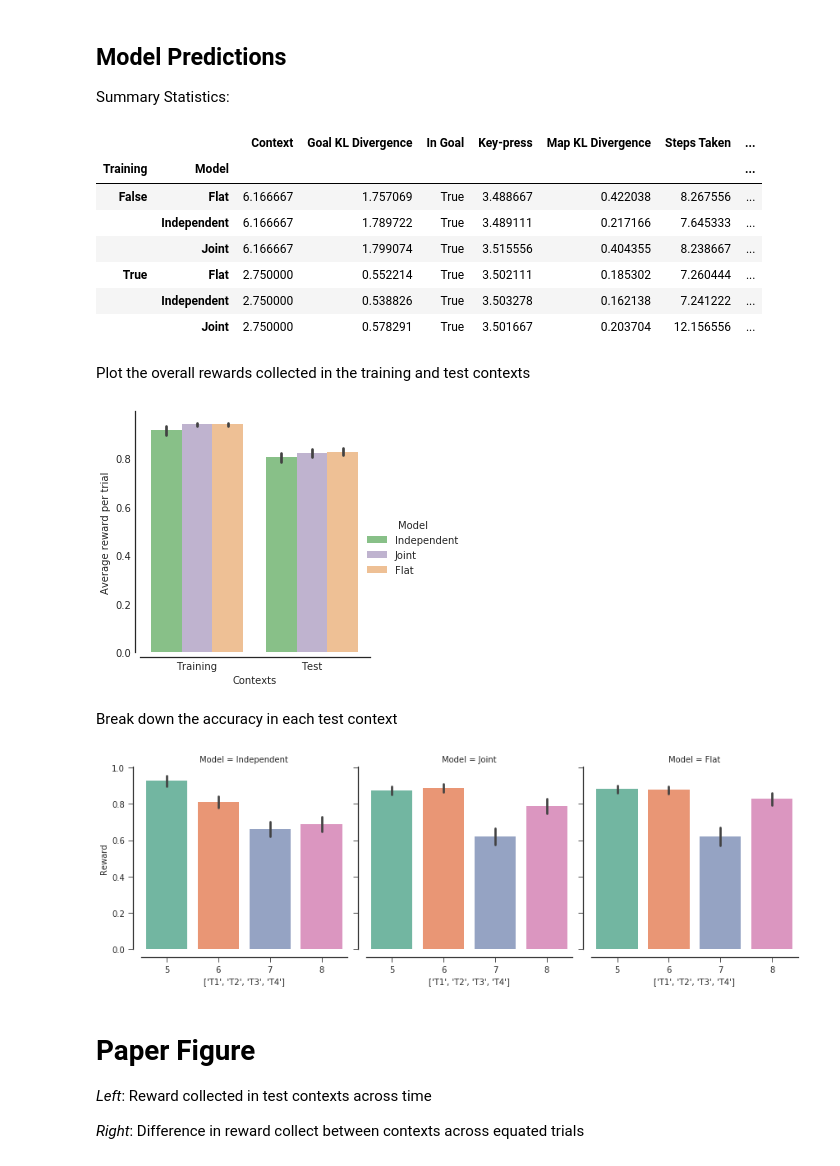
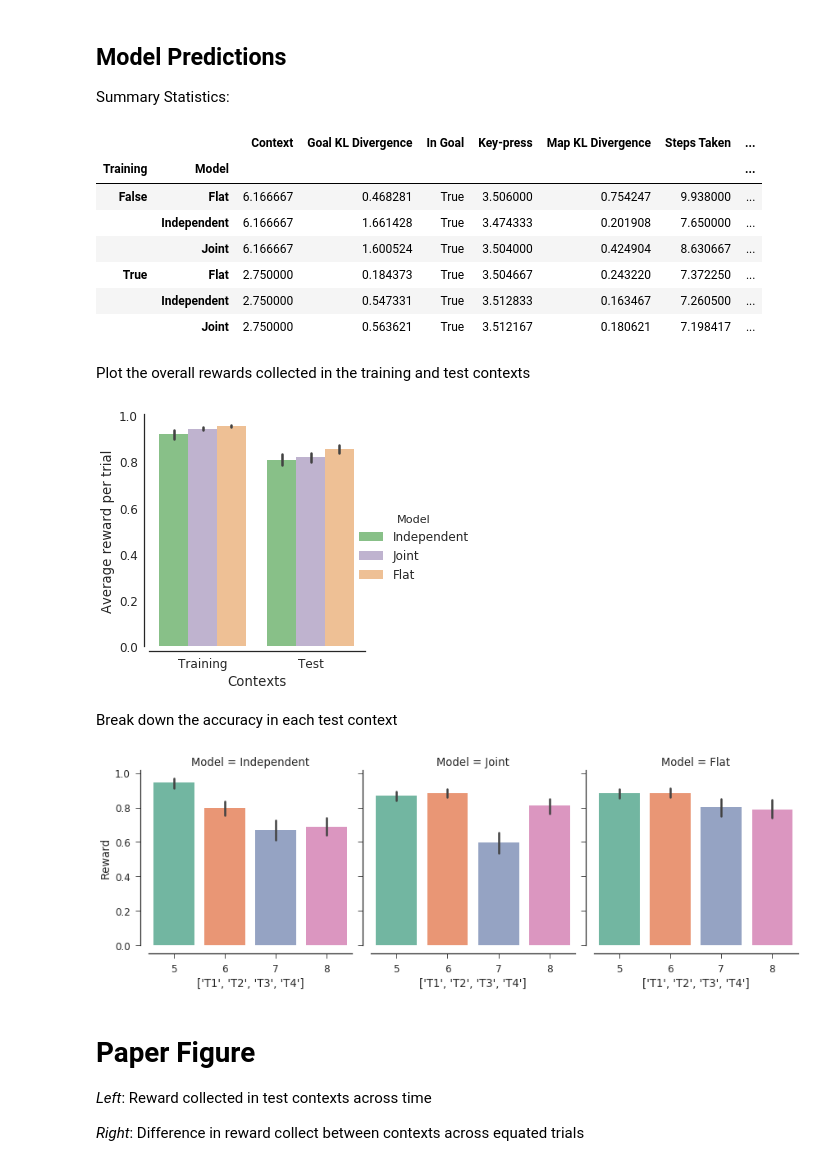
Before and after one commit to nicktfranklin/GeneralizingToGeneralize, a Jupyter notebook: Experiment 1 - Generative Modeling.ipynb, the cells around one changed output. Saved outputs shown, nothing was run; the diff lists cells and outputs as text; code cells hidden in the pictures.

Commit message:
updated with Experiment 2

```diff
--- a/Experiment 1 - Generative Modeling.ipynb
+++ b/Experiment 1 - Generative Modeling.ipynb
@@ -13,8 +13,9 @@ import seaborn as sns
 from models.grid_world import Experiment
 from models.agents import IndependentClusterAgent, JointClusteringAgent, FlatAgent
 from models.experiment_designs.experiment1 import gen_task_param
+sns.set_context('paper', font_scale=1.5)
 # %%
-n_sims = 150
+n_sims = 115
 
 # alpha is sample from the distribution
 # log(alpha) ~ N(alpha_mu, alpha_scale)
@@ -35,15 +36,17 @@ list_tasks = [gen_task_param() for _ in range(n_sims)]
 list_alpha = [np.exp(scipy.random.normal(loc=alpha_mu, scale=alpha_scale))
               for _ in range(n_sims)]
 
-def sim_agent(AgentClass, name='None'):
+def sim_agent(AgentClass, name='None',flat=False):
     results = []
     for ii, (task_args, task_kwargs) in tqdm(enumerate(list_tasks), total=len(list_tasks)):
-        alpha = list_alpha[ii]
 
-        agent = AgentClass(
-            Experiment(*task_args, **task_kwargs),
-            alpha=alpha, inv_temp=inv_temp,
-            goal_prior=goal_prior)
+        if not flat:
+            agent_kwargs = dict(alpha=list_alpha[ii], inv_temp=inv_temp,
+                                goal_prior=goal_prior)
+        else:
+            agent_kwargs = dict(inv_temp=inv_temp, goal_prior=goal_prior)
+
+        agent = AgentClass(Experiment(*task_args, **task_kwargs), **agent_kwargs)
 
         _res = agent.generate(evaluate=evaluate, prunning_threshold=prunning_threshold)
         _res[u'Model'] = name
@@ -53,7 +56,7 @@ def sim_agent(AgentClass, name='None'):
 # %%
 results_ic = sim_agent(IndependentClusterAgent, name='Independent')
 results_jc = sim_agent(JointClusteringAgent, name='Joint')
-results_fl = sim_agent(JointClusteringAgent, name='Flat')
+results_fl = sim_agent(FlatAgent, name='Flat', flat=True)
 results = pd.concat([results_ic, results_jc, results_fl])
 # %% [output]
 Failed to display Jupyter Widget of type HBox.
@@ -75,12 +78,12 @@ results[results['In Goal']].groupby(['Training', 'Model']).mean()
 # %% [output]
 |  |  | Context | Goal KL Divergence | In Goal | Key-press | Map KL Divergence | Steps Taken | ... |
 | Training | Model |  |  |  |  |  |  | ... |
-| False | Flat | 6.166667 | 1.757069 | True | 3.488667 | 0.422038 | 8.267556 | ... |
-|  | Independent | 6.166667 | 1.789722 | True | 3.489111 | 0.217166 | 7.645333 | ... |
-|  | Joint | 6.166667 | 1.799074 | True | 3.515556 | 0.404355 | 8.238667 | ... |
-| True | Flat | 2.750000 | 0.552214 | True | 3.502111 | 0.185302 | 7.260444 | ... |
-|  | Independent | 2.750000 | 0.538826 | True | 3.503278 | 0.162138 | 7.241222 | ... |
-|  | Joint | 2.750000 | 0.578291 | True | 3.501667 | 0.203704 | 12.156556 | ... |
+| False | Flat | 6.166667 | 0.468281 | True | 3.506000 | 0.754247 | 9.938000 | ... |
+|  | Independent | 6.166667 | 1.661428 | True | 3.474333 | 0.201908 | 7.650000 | ... |
+|  | Joint | 6.166667 | 1.600524 | True | 3.504000 | 0.424904 | 8.630667 | ... |
+| True | Flat | 2.750000 | 0.184373 | True | 3.504667 | 0.243220 | 7.372250 | ... |
+|  | Independent | 2.750000 | 0.547331 | True | 3.512833 | 0.163467 | 7.260500 | ... |
+|  | Joint | 2.750000 | 0.563621 | True | 3.512167 | 0.180621 | 7.198417 | ... |
 # %% [markdown]
 Plot the overall rewards collected in the training and test contexts
 # %%
@@ -97,17 +100,17 @@ with sns.axes_style('white'):
     ax = g.axes[0][0]
     ax.set_ylabel('Average reward per trial')
 # %% [output]
-[figure, old version]
+[figure, new version]
 # %% [markdown]
 Break down the accuracy in each test context
 # %%
 with sns.axes_style('ticks'):
     g = sns.factorplot(x='Context', y='Reward', data=in_goal[in_goal['Contexts'] == 'Test'],
                    kind='bar', palette='Set2', col='Model', units='Iteration')
-    g.set_xlabels(['T1', 'T2', 'T3', 'T4'])
+    g.set_xticklabels(['T1', 'T2', 'T3', 'T4'])
     sns.despine(offset=10)
 # %% [output]
-[figure, old version]
+[figure, new version]
 # %% [markdown]
 # Paper Figure
 *Left*: Reward collected in test contexts across time
```
Also changed, not shown: parts of 12 cells of this notebook, 15 other files.
